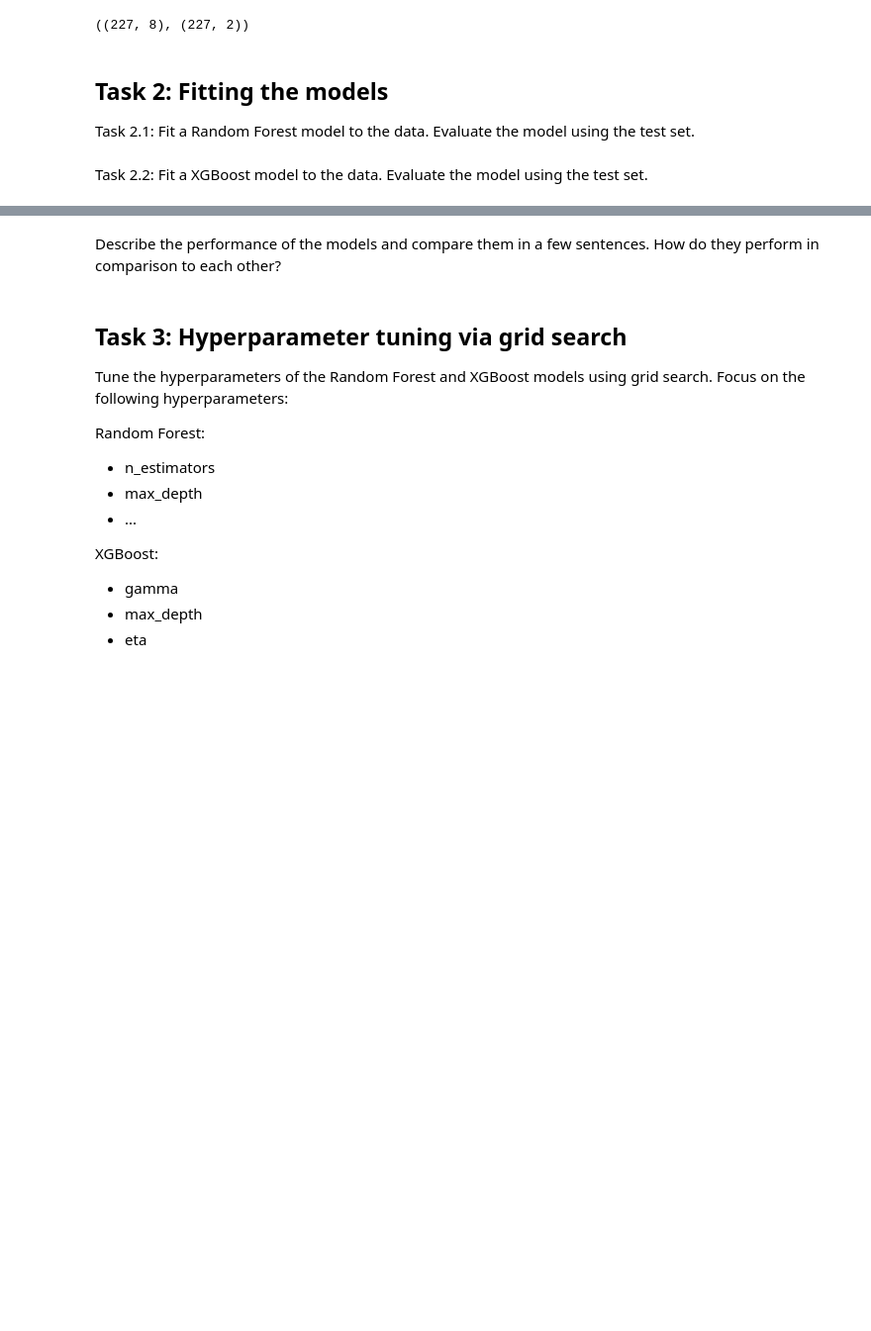
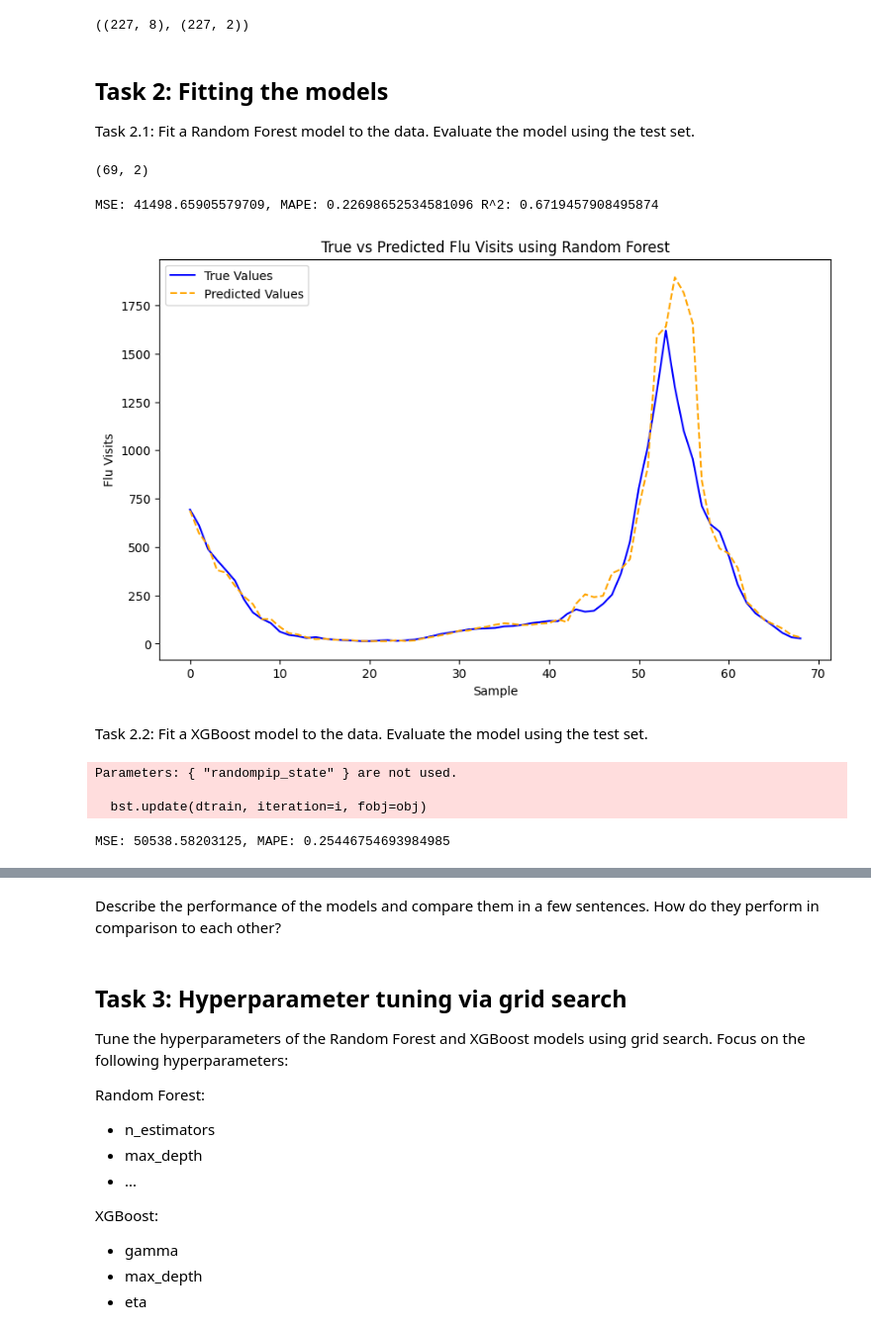
Before and after one commit to JulianMeigen/ML-handson, a Jupyter notebook: notebooks/2.0-SNJM-Day2.ipynb, the cells around one changed output, grey strips where cells are left out. Shown at 99% size. Cells and saved outputs as stored; diff of their text form; code cells hidden in the pictures; blank space fills up the shorter version.

```diff
--- a/notebooks/2.0-SNJM-Day2.ipynb
+++ b/notebooks/2.0-SNJM-Day2.ipynb
@@ -70,13 +73,59 @@ def create_features(data: pd.DataFrame, target_column: str, feature_length: int
             y = np.vstack([y, target])
     return X, y
 # %%
-X, y = create_features(train, target_column="FluVisits", prediction_length=2, feature_length=8)
-X.shape, y.shape
+X_train, y_train = create_features(train, target_column="FluVisits", prediction_length=2, feature_length=8)
+X_train.shape, y_train.shape
 # %% [output]
 ((227, 8), (227, 2))
 # %% [markdown]
 ## Task 2: Fitting the models
 
 Task 2.1: Fit a Random Forest model to the data. Evaluate the model using the test set.
+# %%
+#training
+rf = RandomForestRegressor(random_state=42)
+rf.fit(X_train,y_train)
+
+X_test, y_test = create_features(test, target_column="FluVisits", prediction_length=2, feature_length=8)
+y_predictions = rf.predict(X_test)
+print(y_predictions.shape)
+# %% [output]
+(69, 2)
+# %%
+#evaluation:
+score = rf.score(X_test, y_test)
+mse = metrics.mean_squared_error(y_test, y_predictions)
+mape = metrics.mean_absolute_percentage_error(y_test, y_predictions)
+print(f"MSE: {mse}, MAPE: {mape}", f"R^2: {score}")
+# %% [output]
+MSE: 41498.65905579709, MAPE: 0.22698652534581096 R^2: 0.6719457908495874
+# %%
+# visualization
+
+plt.figure(figsize=(10, 6))
+plt.plot(y_test[:, 0], label='True Values', color='blue')
+plt.plot(y_predictions[:, 0], label='Predicted Values', color='orange', linestyle='--')
+plt.legend()
+plt.xlabel('Sample')
+plt.ylabel('Flu Visits')
+plt.title('True vs Predicted Flu Visits using Random Forest')
+plt.show()
+# %% [output]
+[figure, added]
 # %% [markdown]
 Task 2.2: Fit a XGBoost model to the data. Evaluate the model using the test set.
+# %%
+xgb_reg = xgb.XGBRegressor(randompip_state=42)
+xgb_reg.fit(X_train, y_train)
+xgb_prediction = xgb_reg.predict(X_test)
+# %% [output]
+Parameters: { "randompip_state" } are not used.
+
+  bst.update(dtrain, iteration=i, fobj=obj)
+# %%
+#evaluation:
+mse = metrics.mean_squared_error(y_test, xgb_prediction)
+mape = metrics.mean_absolute_percentage_error(y_test, xgb_prediction)
+print(f"MSE: {mse}, MAPE: {mape}")
+# %% [output]
+MSE: 50538.58203125, MAPE: 0.25446754693984985
```
Also changed, not shown: parts of 3 cells of this notebook.
